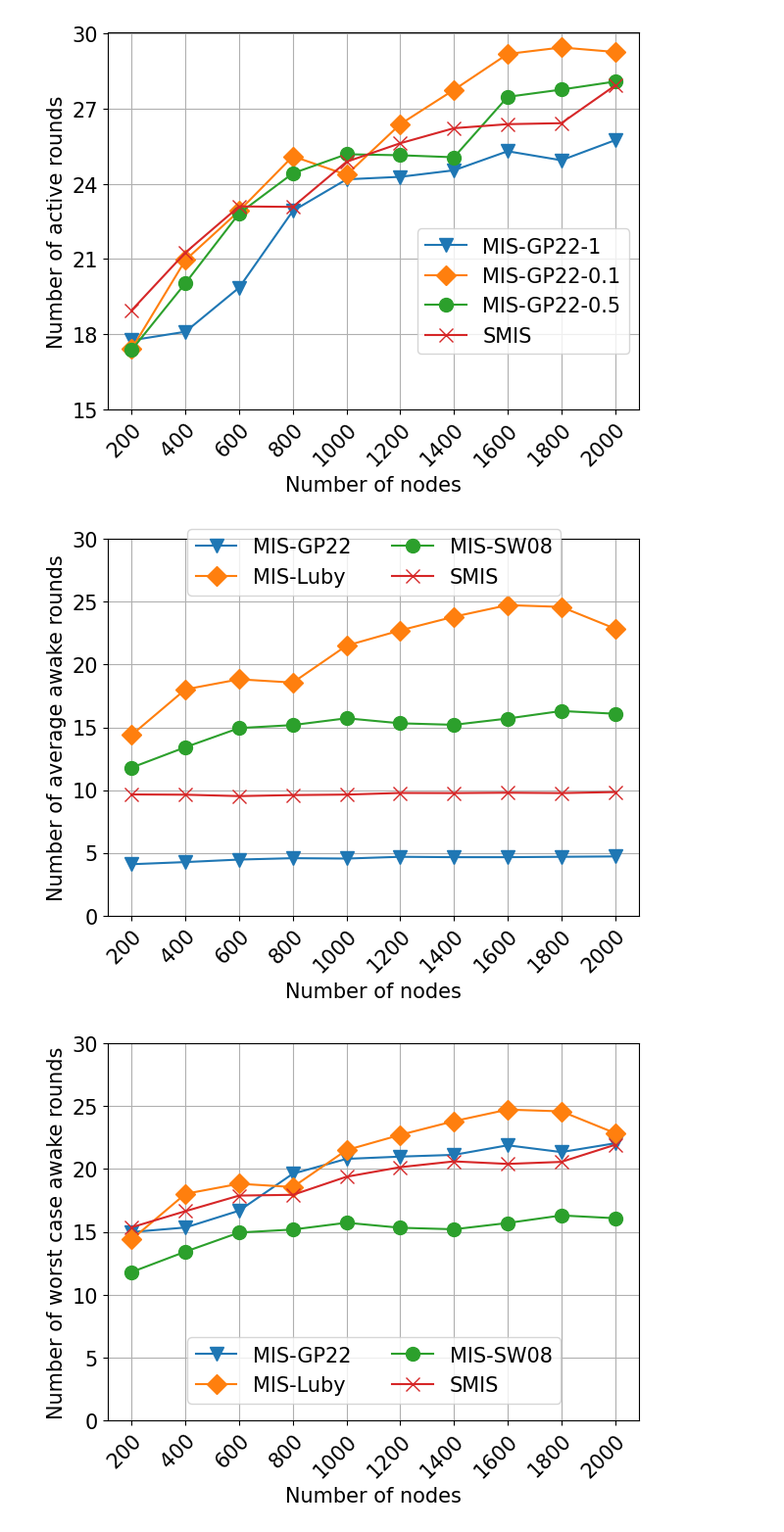
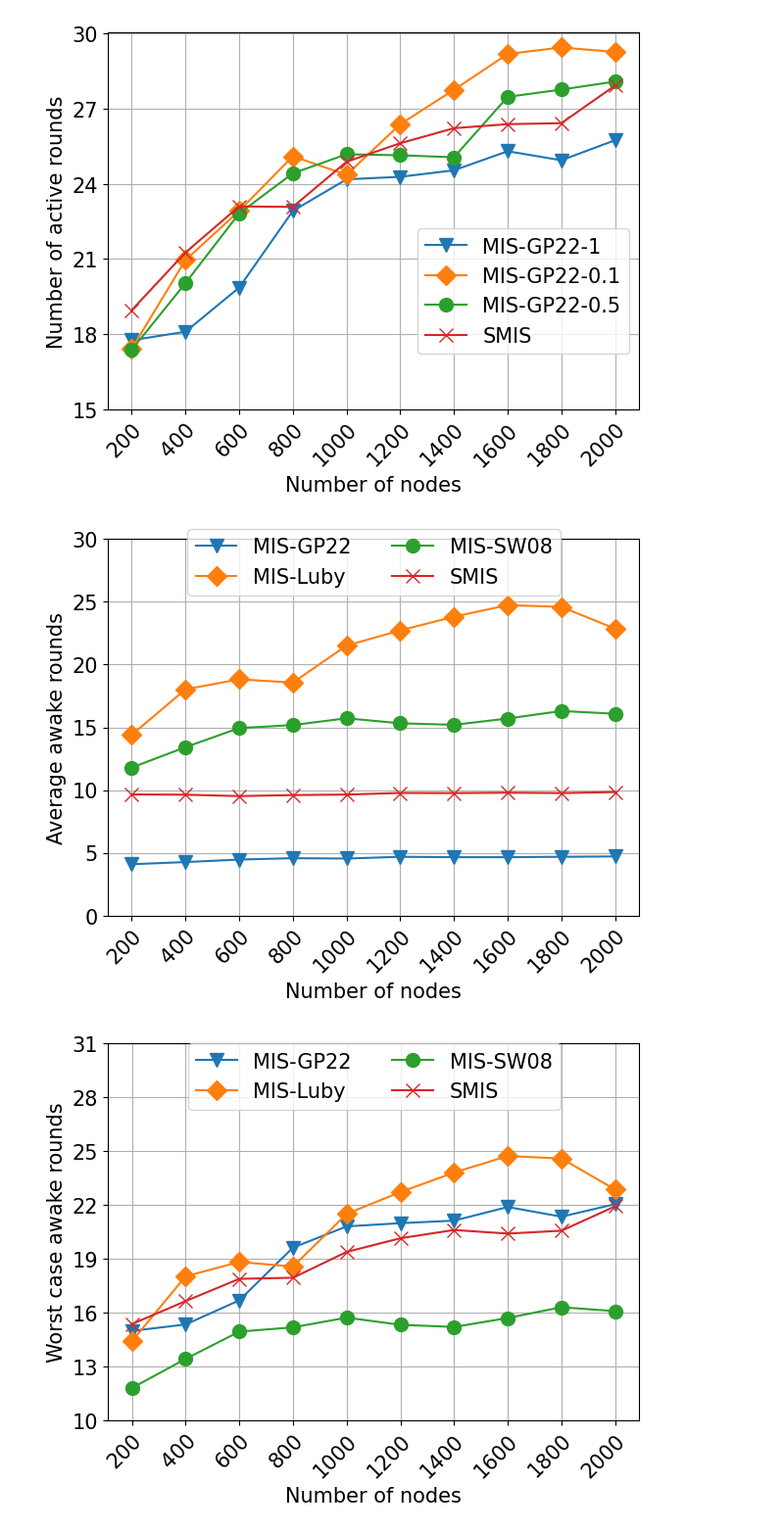
Before and after one commit to lamductan/SCDS, a Jupyter notebook: Stat_results_MIS.ipynb, the cells around one changed output. Shown at 98% size. Cells and saved outputs as stored; diff of their text form; code cells hidden in the pictures.

```diff
--- a/Stat_results_MIS.ipynb
+++ b/Stat_results_MIS.ipynb
@@ -294,13 +294,13 @@ def plot_df_1(
     return ax
 # %%
 plot_df_1(df_average_awake, figsize=(7,5), bbox_to_anchor=(0.4, 0, 0.4, 0.92), y_ticks=np.arange(0,31,5),
-          y_label="Number of average awake rounds")
+          y_label="Average awake rounds")
 plt.savefig("stat/mis_average_awake.pdf", bbox_inches="tight")
 # %% [output]
-[figure, old version]
+[figure, new version]
 # %%
-plot_df_1(df_worst_case_awake, figsize=(7,5), bbox_to_anchor=(0.4, 0, 0.4, 0.3), y_ticks=np.arange(0,31,5),
-          y_label="Number of worst case awake rounds")
+plot_df_1(df_worst_case_awake, figsize=(7,5), bbox_to_anchor=(0.4, 0, 0.4, 0.90), y_ticks=np.arange(10,32,3),
+          y_label="Worst case awake rounds")
 plt.savefig("stat/mis_worst_case_awake.pdf", bbox_inches="tight")
 # %% [output]
-[figure, old version]
+[figure, new version]
```
Also changed, not shown: 13 other files.
